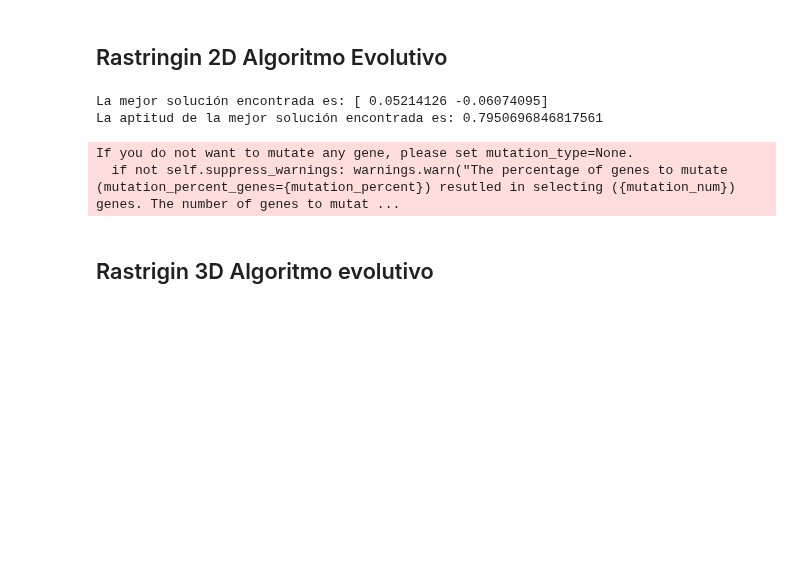
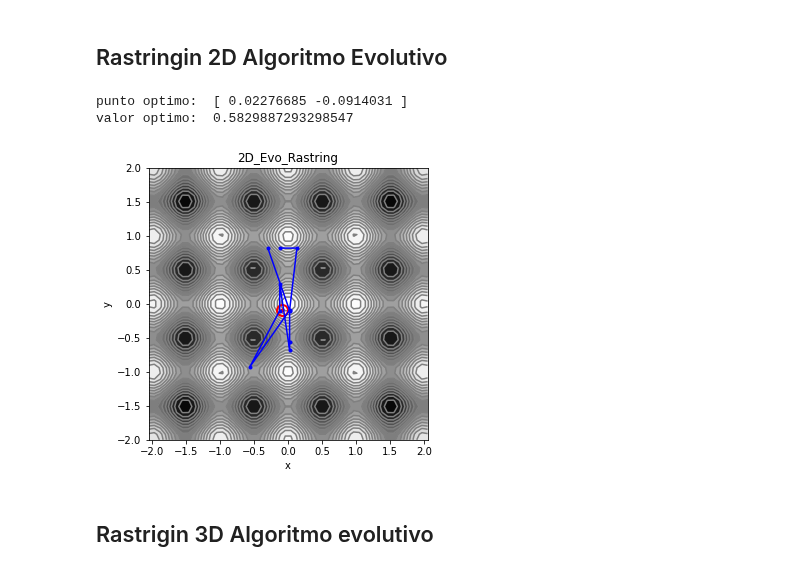
Before and after one commit to rgaitanv/Trabajo1_Grupo9_Optimizacion_Heuristica, a Jupyter notebook: Optimizacion_Numerica/Funcion_Rastring/Evolutivo_Rastringin.ipynb, the cells around one changed output. Drawn from its saved outputs; the diff is of its cells as text; code cells hidden in the pictures; blank space fills up the shorter version.

```diff
--- a/Optimizacion_Numerica/Funcion_Rastring/Evolutivo_Rastringin.ipynb
+++ b/Optimizacion_Numerica/Funcion_Rastring/Evolutivo_Rastringin.ipynb
@@ -3,14 +8,13 @@
 # %%
-import numpy as np
-import pygad
-
-def rastrigin(x):
+def rastrigin_2d(x):
     A = 10
     n = len(x)
     return A * n + sum([(x[i]**2 - A * np.cos(2 * np.pi * x[i])) for i in range(n)])
-
+def rastring_2D(x, y):
+    fx=20 + x**2 - 10*np.cos(2*x*np.pi) + y**2 - 10*np.cos(2*y*np.pi)
+    return fx
 def fitness_func(solution, solution_idx):
-    fitness = 1.0 / (rastrigin(solution) + 1e-8)
+    fitness = 1.0 / (rastrigin_2d(solution) + 1e-8)
     return fitness
 
 # Definir los límites del espacio de búsqueda
@@ -35,7 +39,7 @@ mutation_percent_genes = 10
 
 
 # Configuración del algoritmo genético
-ga_instance = pygad.GA(num_generations=num_generations,
+ga_instance_2d = pygad.GA(num_generations=num_generations,
                        num_parents_mating=num_parents_mating,
                        fitness_func=fitness_func,
                        sol_per_pop=sol_per_pop,
@@ -50,18 +54,36 @@ ga_instance = pygad.GA(num_generations=num_generations,
                        save_solutions=True)
 
 
-# Ejecutar el algoritmo genético
-ga_instance.run()
-
-# Obtener la mejor solución
-solution, solution_fitness, solution_idx = ga_instance.best_solution()
-print("La mejor solución encontrada es: {0}".format(solution))
-print("La aptitud de la mejor solución encontrada es: {0}".format(solution_fitness))
+ga_instance_2d.run()
+soluciones_rosenbrock = ga_instance_2d.solutions
+soluciones_rosenbrock=np.array(soluciones_rosenbrock)
+x_min=ga_instance_2d.best_solution()
-# %% [output]
-La mejor solución encontrada es: [ 0.05214126 -0.06074095]
-La aptitud de la mejor solución encontrada es: 0.7950696846817561
-If you do not want to mutate any gene, please set mutation_type=None.
-  if not self.suppress_warnings: warnings.warn("The percentage of genes to mutate (mutation_percent_genes={mutation_percent}) resutled in selecting ({mutation_num}) genes. The number of genes to mutat ...
+# %%
+def plot_contour():
+
+    X = np.linspace(start=-2.048, stop=2.048, num=50)
+    Y = np.linspace(start=-2, stop=2, num=50)
+    X, Y = np.meshgrid(X, Y)
+    Z = rastring_2D(X, Y)
+
+    plt.subplots(figsize=(5, 5))
+    plt.gca().contourf(X, Y, Z, cmap=cm.Greys, levels=20, alpha=1.0)
+    plt.gca().contour(X, Y, Z, colors="gray", levels=20)
+    plt.plot(x_min[0][1],x_min[0][1], "o", color="red", fillstyle="none", markersize=11, markeredgewidth=2)
+    plt.plot(x_min[0][1],x_min[0][1], ".", color="red")
+    plt.title("2D_Evo_Rastring")
+    plt.xlabel("x")
+    plt.ylabel("y")
+print("punto optimo: ",x_min[0])
+print("valor optimo: ",x_min[1])
+d=len(soluciones_rosenbrock)-10
+plot_contour()
+plt.plot(soluciones_rosenbrock[d:,0],soluciones_rosenbrock[d:,1], ".-", color="b")
+plt.show()
+# %% [output]
+punto optimo:  [ 0.02276685 -0.0914031 ]
+valor optimo:  0.5829887293298547
+[figure, added]
 # %% [markdown]
 ## Rastrigin 3D Algoritmo evolutivo
 # %%
```
Also changed, not shown: parts of 1 cell of this notebook.
